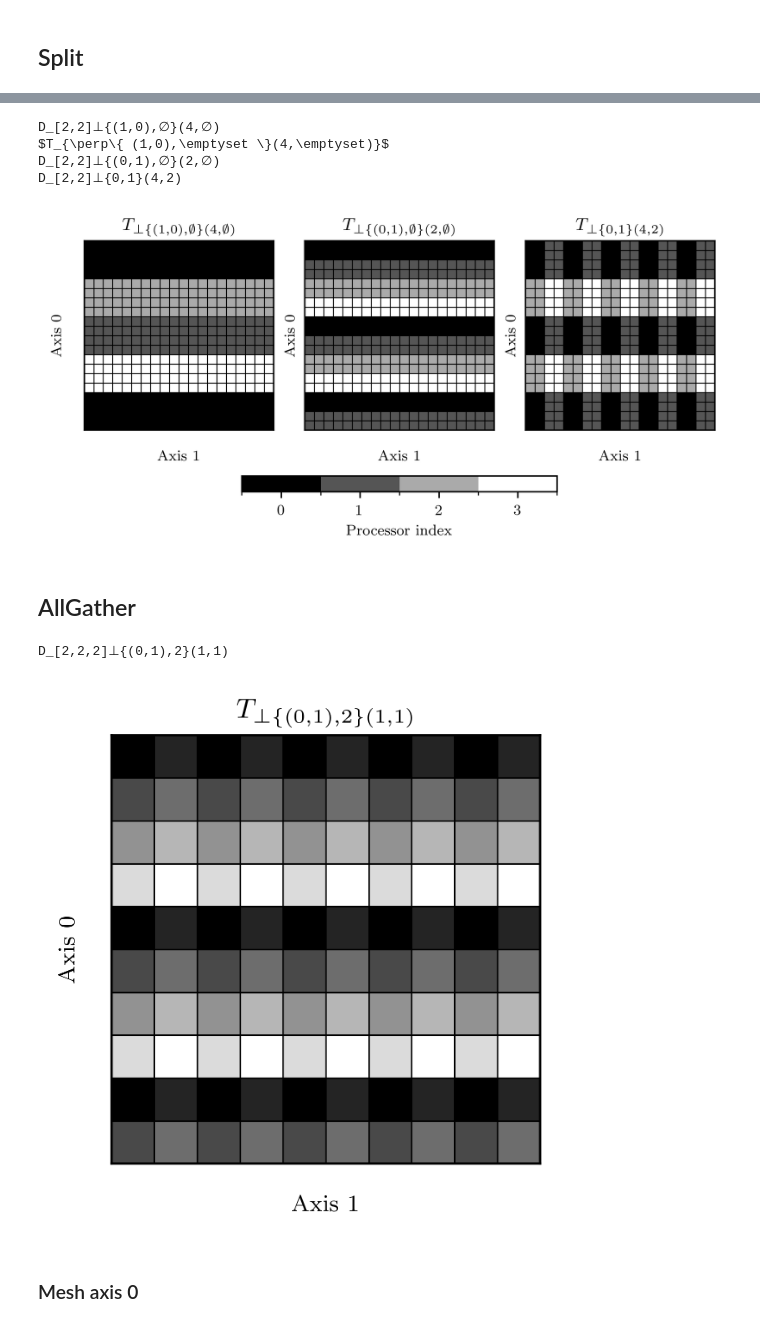
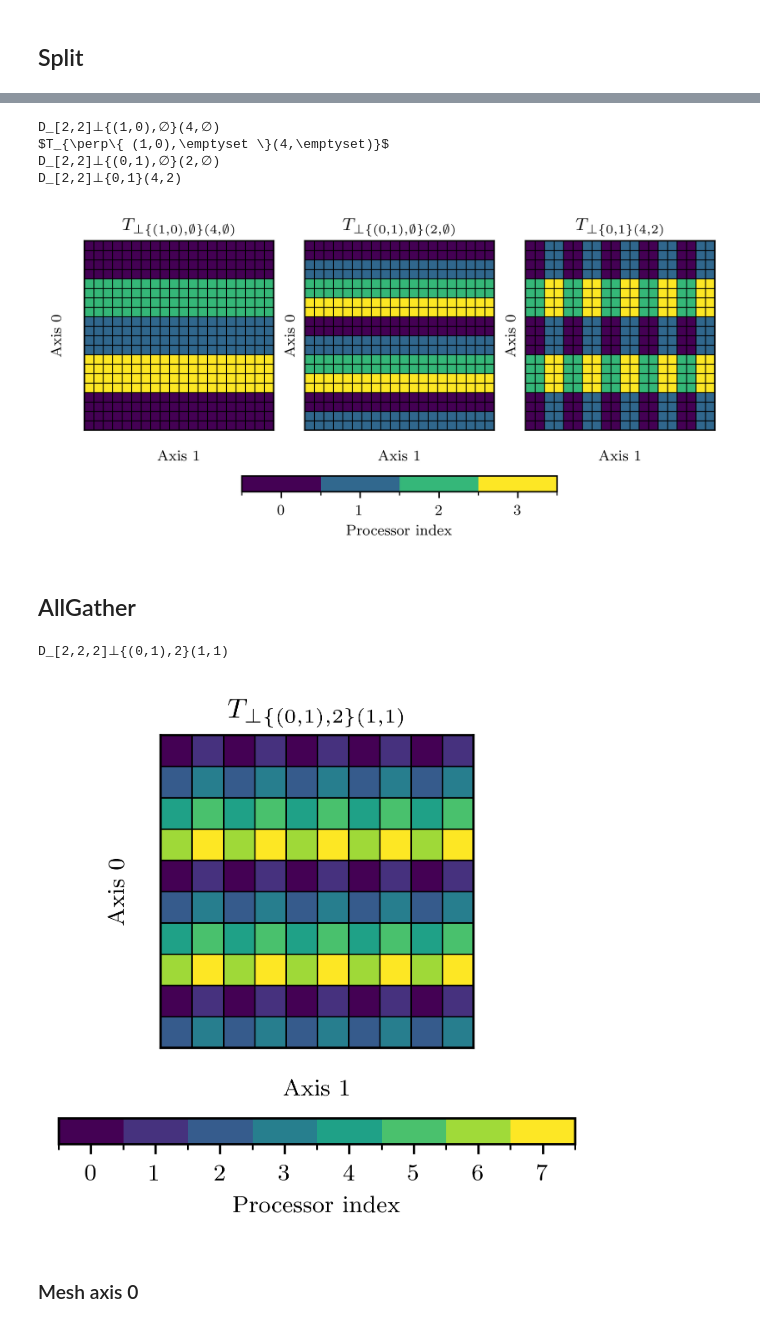
Before and after one commit to Helmholtz-AI-Energy/tensorcraft, a Jupyter notebook: notebooks/redistributions.ipynb, the cells around one changed output, grey strips where cells are left out. Cells and saved outputs as stored; diff of their text form; code cells hidden in the pictures.

Commit message:
block change corrections, bringing back colors

```diff
--- a/notebooks/redistributions.ipynb
+++ b/notebooks/redistributions.ipynb
@@ -69,21 +66,21 @@ axs = grid.subplots(
 
 new_dist, comm_vol, n_procs = dist.split(tensor_shape, tensor_axis=0, mesh_dims=1, block_size=2)
 print(new_dist)
-tc.viz.draw_2d_tensor(axs[0], tensor_shape, new_dist, colorscheme="grey")
+tc.viz.draw_2d_tensor(axs[0], tensor_shape, new_dist, )
 print(new_dist.latexStr())
 axs[0].set_title(new_dist.latexStr())
 
 new_dist, comm_vol, n_procs = dist.split(tensor_shape, tensor_axis=0, mesh_dims=1, block_size=2, minor=True)
 print(new_dist)
-tc.viz.draw_2d_tensor(axs[1], tensor_shape, new_dist, colorscheme="grey")
+tc.viz.draw_2d_tensor(axs[1], tensor_shape, new_dist, )
 axs[1].set_title(new_dist.latexStr())
 
 new_dist, comm_vol, n_procs = dist.split(tensor_shape, tensor_axis=1, mesh_dims=1, block_size=2)
 print(new_dist)
-tc.viz.draw_2d_tensor(axs[2], tensor_shape, new_dist, colorscheme="grey")
+tc.viz.draw_2d_tensor(axs[2], tensor_shape, new_dist, )
 axs[2].set_title(new_dist.latexStr())
 
-tc.viz.draw_color_bar(fig, axs, tc.viz.get_n_colors(dist.numProcessors, "grey"), orientation="horizontal", shrink=0.5)
+tc.viz.draw_color_bar(fig, axs, tc.viz.get_n_colors(dist.numProcessors), orientation="horizontal", shrink=0.5)
 
 # plt.savefig("plots/split_example_end.pdf")
 # %% [output]
@@ -91,24 +88,24 @@ D_[2,2]⊥{(1,0),∅}(4,∅)
 $T_{\perp\{ (1,0),\emptyset \}(4,\emptyset)}$
 D_[2,2]⊥{(0,1),∅}(2,∅)
 D_[2,2]⊥{0,1}(4,2)
-[figure, old version]
+[figure, new version]
 # %% [markdown]
 ## AllGather
 # %%
 tensor_shape = torch.Size([10, 10])
 mesh = torch.Size([2,2,2])
 dist = tc.dist.MultiAxisDist(mesh, ((0,1), (2,)), 1)
 print(dist)
 
 figSize = tc.viz.latex2figSize(LATEX_WIDTH, fraction=0.5, ratio=1)
 fig = plt.figure(figsize=figSize, layout='constrained')
 axs = fig.add_subplot(111)
-tc.viz.draw_2d_tensor(axs, tensor_shape, dist, colorscheme="grey")
+tc.viz.draw_2d_tensor(axs, tensor_shape, dist, cbar=True)
 axs.set_title(dist.latexStr())
 # plt.savefig("plots/allgather_example_start.pdf")
 # %% [output]
 D_[2,2,2]⊥{(0,1),2}(1,1)
-[figure, old version]
+[figure, new version]
 # %% [markdown]
 ### Mesh axis 0
 # %%
```
Also changed, not shown: parts of 11 cells of this notebook, 8 other files.
